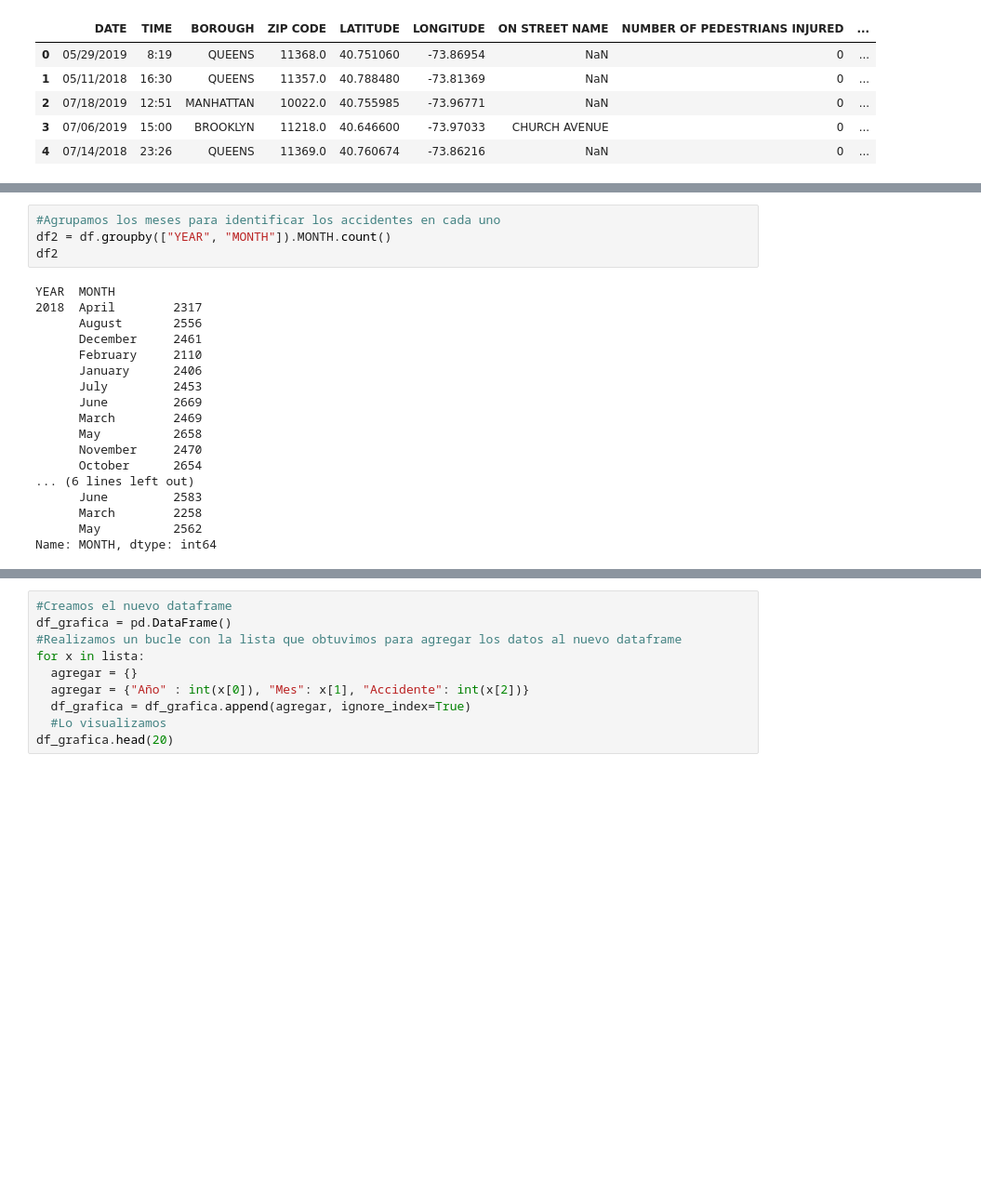
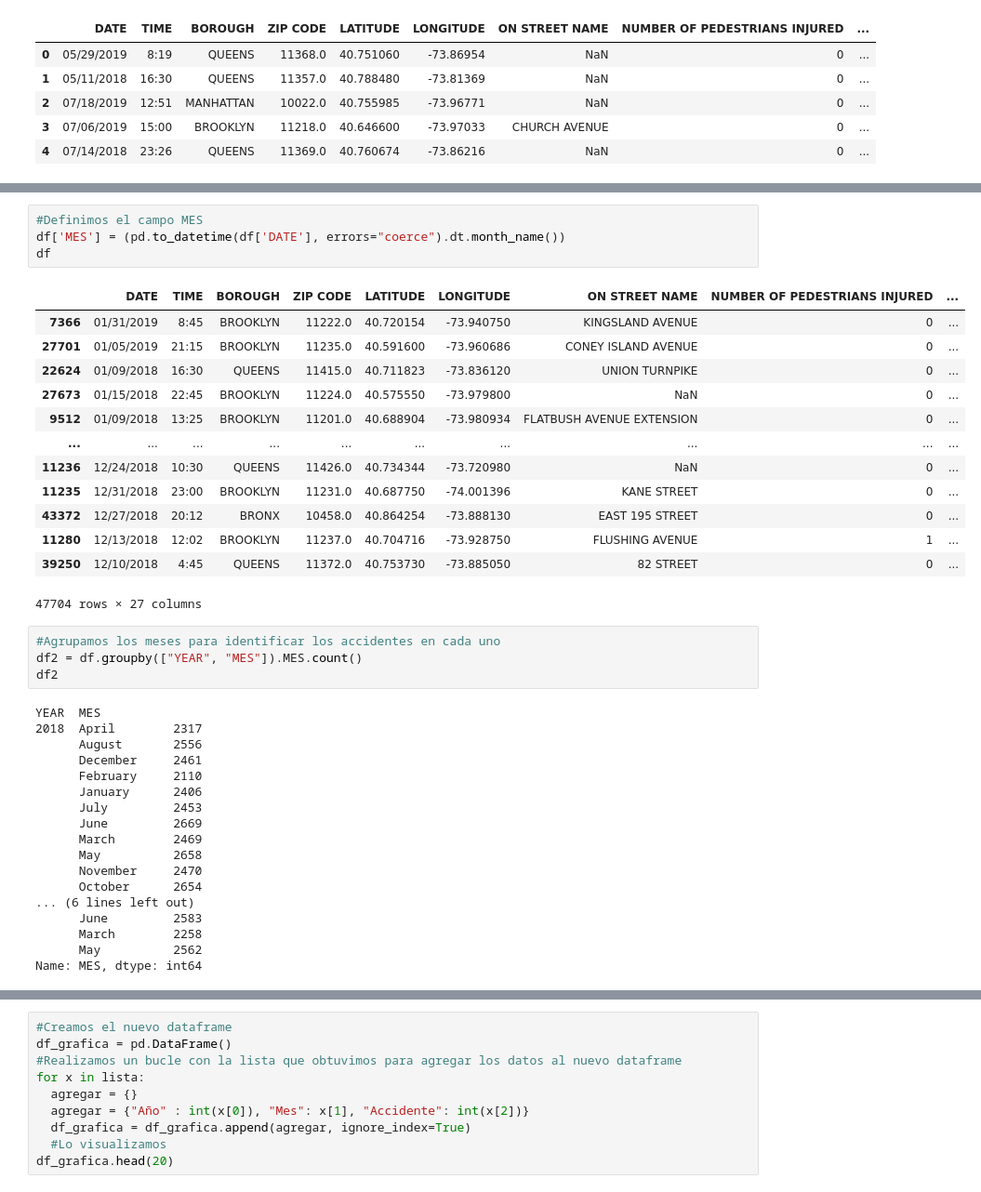
Before and after one commit to GabyLeon10100/MujeresDigitales, a Jupyter notebook: Taller4.ipynb, the cells around one changed output, grey strips where cells are left out. Shown at 93% size. Cells and saved outputs as stored; diff of their text form; blank space fills up the shorter version.

```diff
--- a/Taller4.ipynb
+++ b/Taller4.ipynb
@@ -101,9 +119,27 @@ df.head()
+# %%
+#Definimos el campo MES
+df['MES'] = (pd.to_datetime(df['DATE'], errors="coerce").dt.month_name())
+df
+# %% [output]
+|  | DATE | TIME | BOROUGH | ZIP CODE | LATITUDE | LONGITUDE | ON STREET NAME | NUMBER OF PEDESTRIANS INJURED | ... |
+| 7366 | 01/31/2019 | 8:45 | BROOKLYN | 11222.0 | 40.720154 | -73.940750 | KINGSLAND AVENUE | 0 | ... |
+| 27701 | 01/05/2019 | 21:15 | BROOKLYN | 11235.0 | 40.591600 | -73.960686 | CONEY ISLAND AVENUE | 0 | ... |
+| 22624 | 01/09/2018 | 16:30 | QUEENS | 11415.0 | 40.711823 | -73.836120 | UNION TURNPIKE | 0 | ... |
+| 27673 | 01/15/2018 | 22:45 | BROOKLYN | 11224.0 | 40.575550 | -73.979800 | NaN | 0 | ... |
+| 9512 | 01/09/2018 | 13:25 | BROOKLYN | 11201.0 | 40.688904 | -73.980934 | FLATBUSH AVENUE EXTENSION | 0 | ... |
+| ... | ... | ... | ... | ... | ... | ... | ... | ... | ... |
+| 11236 | 12/24/2018 | 10:30 | QUEENS | 11426.0 | 40.734344 | -73.720980 | NaN | 0 | ... |
+| 11235 | 12/31/2018 | 23:00 | BROOKLYN | 11231.0 | 40.687750 | -74.001396 | KANE STREET | 0 | ... |
+| 43372 | 12/27/2018 | 20:12 | BRONX | 10458.0 | 40.864254 | -73.888130 | EAST 195 STREET | 0 | ... |
+| 11280 | 12/13/2018 | 12:02 | BROOKLYN | 11237.0 | 40.704716 | -73.928750 | FLUSHING AVENUE | 1 | ... |
+| 39250 | 12/10/2018 | 4:45 | QUEENS | 11372.0 | 40.753730 | -73.885050 | 82 STREET | 0 | ... |
+47704 rows × 27 columns
 # %%
 #Agrupamos los meses para identificar los accidentes en cada uno
-df2 = df.groupby(["YEAR", "MONTH"]).MONTH.count()
+df2 = df.groupby(["YEAR", "MES"]).MES.count()
 df2
 # %% [output]
-YEAR  MONTH
+YEAR  MES
 2018  April        2317
       August       2556
       December     2461
@@ -119,7 +155,7 @@ YEAR  MONTH
       June         2583
       March        2258
       May          2562
-Name: MONTH, dtype: int64
+Name: MES, dtype: int64
 # %%
 #Con el filtro que realizamos, creamos una lista para poder acceder a la informacion
 lista = [list(key) + [str(value)] for key,  value in  df2.to_dict().items()]
```
Also changed, not shown: parts of 3 cells of this notebook.
